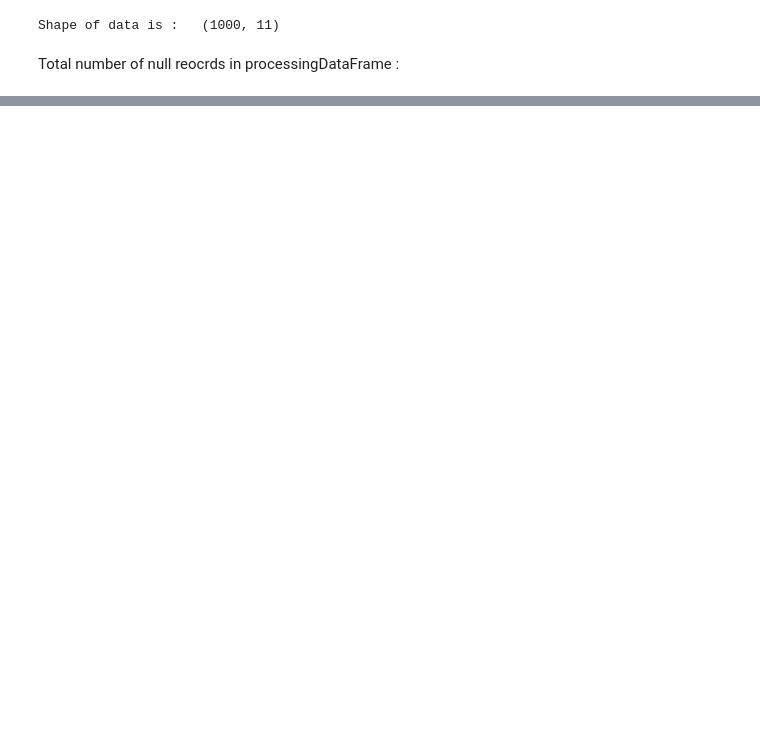
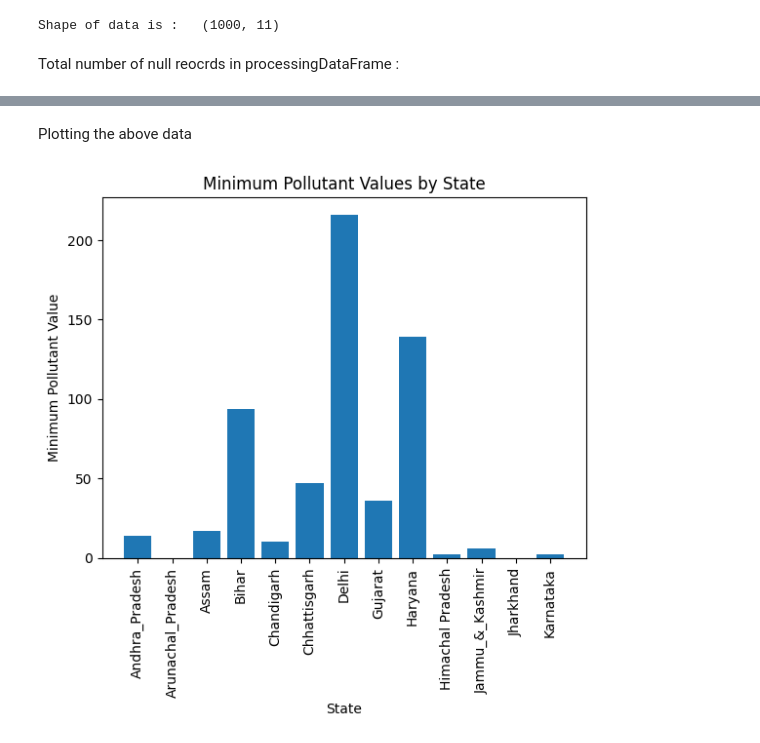
Before and after one commit to x22114386/Project_DataBase_DataAnalytics, a Jupyter notebook: CleaningAndAnalysisOfdata.ipynb, the cells around one changed output, grey strips where cells are left out. Saved outputs shown, nothing was run; the diff lists cells and outputs as text; code cells hidden in the pictures; blank space fills up the shorter version.

```diff
--- a/CleaningAndAnalysisOfdata.ipynb
+++ b/CleaningAndAnalysisOfdata.ipynb
@@ -103,0 +219,15 @@ styled_Mis_val
+# %%
+import pandas as pd
+
+
+# Group the dataset by state and pollutant_gas, and calculate the sum of pollutant_min for each group
+grouped = df.groupby(['state', 'pollutant_id'])['pollutant_min'].sum().reset_index()
+
+# Find the minimum pollutant_min value for each state
+min_pollutant = grouped.groupby('state')['pollutant_min'].min().reset_index()
+
+# Merge the minimum pollutant_min value with the original dataset to get the corresponding pollutant_gas value
+result = pd.merge(min_pollutant, grouped, on=['state', 'pollutant_min'], how='left')
+
+# Print the result
+print(result[['state', 'pollutant_id', 'pollutant_min']])
@@ -103,0 +252,20 @@ styled_Mis_val
+# %% [markdown]
+Plotting the above data
+# %%
+import matplotlib.pyplot as plt
+
+# Plot the result as a bar plot
+plt.bar(result['state'], result['pollutant_min'])
+
+# Add labels and a title
+plt.xlabel('State')
+plt.ylabel('Minimum Pollutant Value')
+plt.title('Minimum Pollutant Values by State')
+
+# Rotate the x-axis labels for better readability
+plt.xticks(rotation=90)
+
+# Show the plot
+plt.show()
+# %% [output]
+[figure, added]
```
Also changed, not shown: parts of 35 cells of this notebook, 1 other file.
